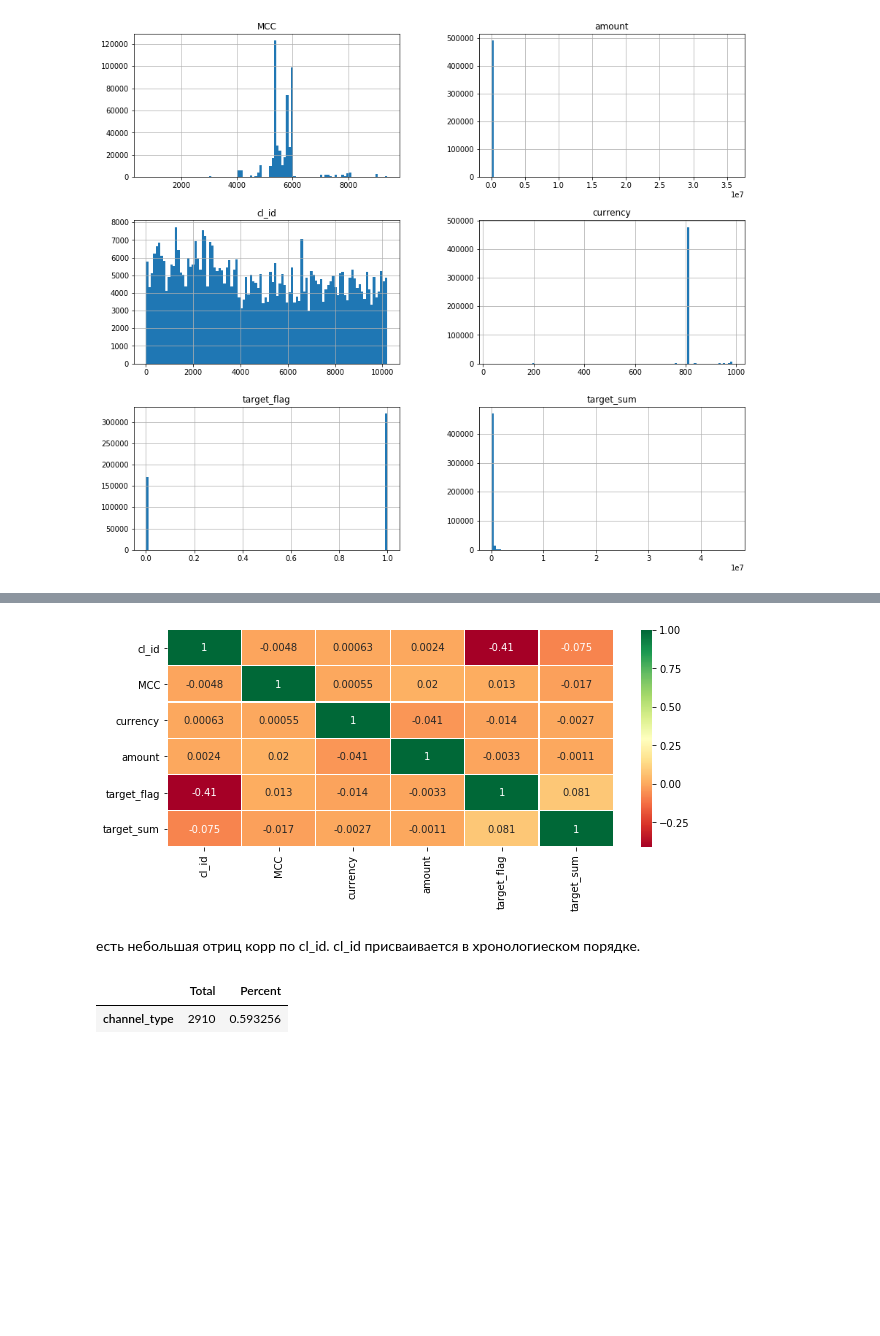
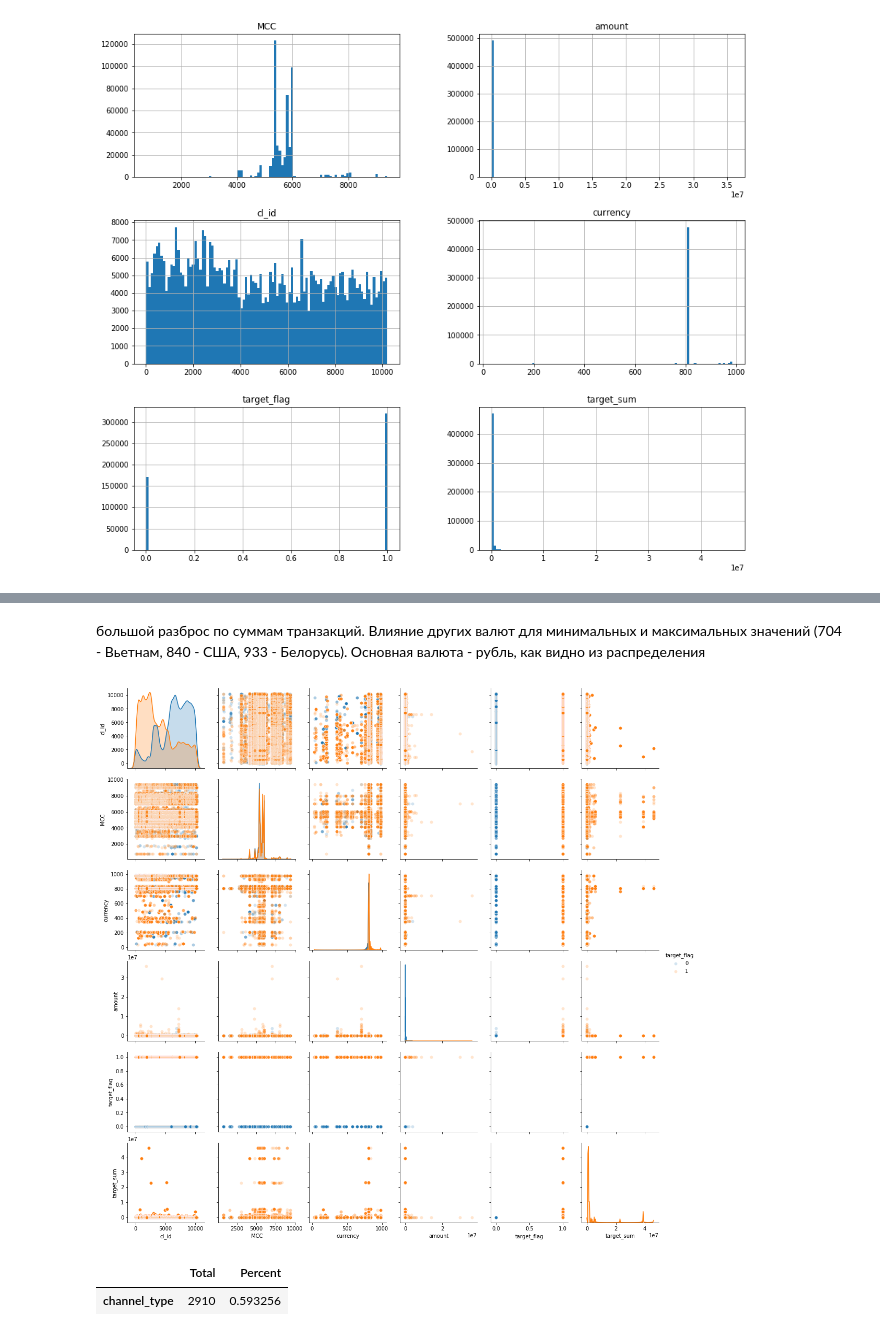
Before and after one commit to swzzws/EA_and_data_PP, a Jupyter notebook: dz24.ipynb, the cells around one changed output, grey strips where cells are left out. Drawn from its saved outputs; the diff is of its cells as text; code cells hidden in the pictures; blank space fills up the shorter version.

```diff
--- a/dz24.ipynb
+++ b/dz24.ipynb
@@ -142,15 +160,11 @@ array([[<matplotlib.axes._subplots.AxesSubplot object at 0x...>,
+# %% [markdown]
+большой разброс по суммам транзакций. Влияние других валют для минимальных и максимальных значений (704 - Вьетнам, 840 - США, 933 - Белорусь). Основная валюта - рубль, как видно из распределения
 # %%
 import seaborn as sns
-# %%
-sns.heatmap(raw_df.corr(),annot=True,cmap='RdYlGn',linewidths=0.2) #data.corr()-->correlation matrix
-fig=plt.gcf()
-fig.set_size_inches(10,4)
-plt.show()
-# %% [output]
-[figure, removed]
-# %% [markdown]
-есть небольшая отриц корр по cl_id.
-cl_id присваивается в хронологиеском порядке.
+# %%
+pair_plt = sns.pairplot(data=raw_df ,plot_kws={'alpha':0.2},hue='target_flag')
+# %% [output]
+[figure, added]
 # %%
 def missingdata(raw_df):
     '''
```
Also changed, not shown: parts of 78 cells of this notebook.
